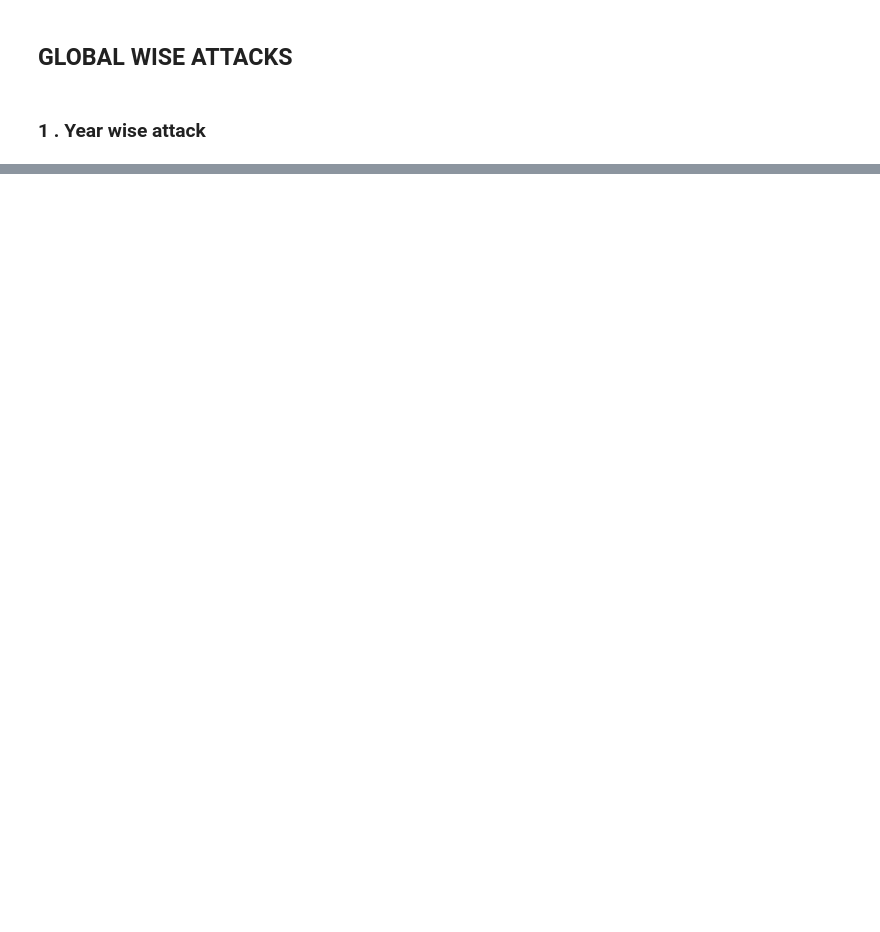
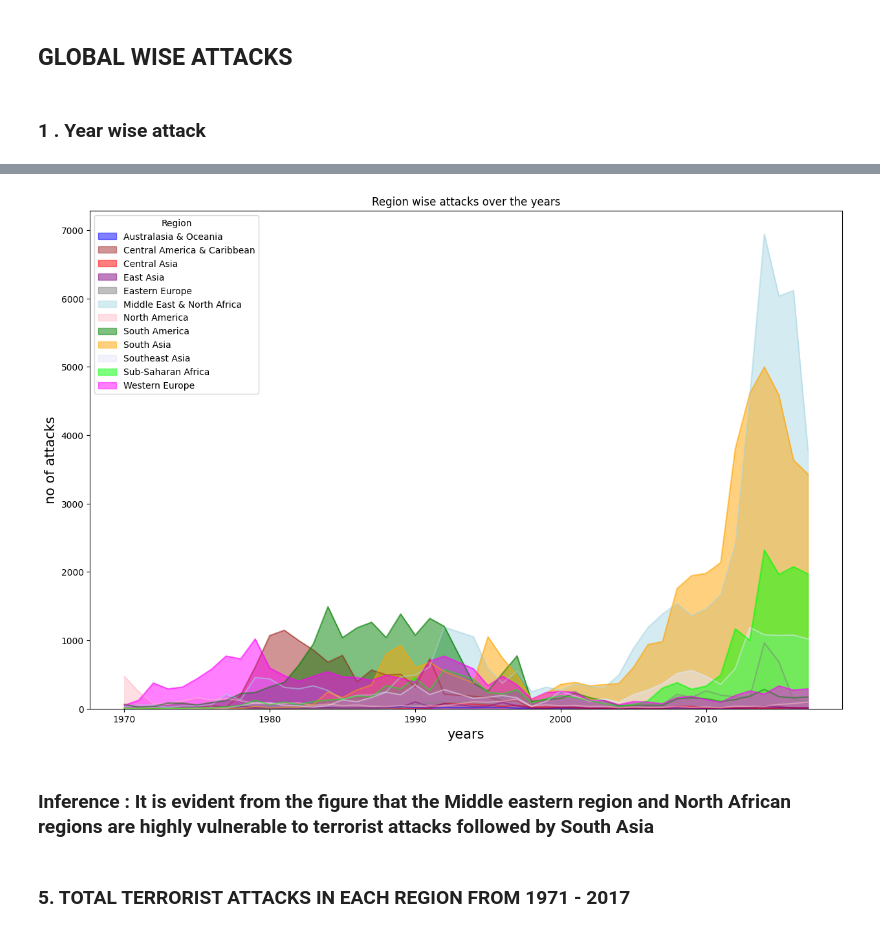
Before and after one commit to uday-kumar-1996/project-on-global-terrorism, a Jupyter notebook: Project_on_global_terrorism.ipynb, the cells around one changed output, grey strips where cells are left out. Drawn from its saved outputs; the diff is of its cells as text; code cells hidden in the pictures; blank space fills up the shorter version.

```diff
--- a/Project_on_global_terrorism.ipynb
+++ b/Project_on_global_terrorism.ipynb
@@ -280,0 +408,2 @@ Attacks
+# %%
+REGION = pd.crosstab(df.Year,df.Region)
@@ -280,0 +420,13 @@ Attacks
+# %%
+color_set = ["blue","brown","red","purple","gray","lightblue","pink","green","orange","lavender","lime","magenta"]
+REGION.plot(kind = "area" ,stacked = False, color = color_set ,alpha = 0.5,  figsize = (15,10) )
+plt.title("Region wise attacks over the years")
+plt.xlabel("years", fontsize = 15)
+plt.ylabel("no of attacks", fontsize = 15)
+plt.show()
+# %% [output]
+[figure, added]
+# %% [markdown]
+### **Inference** : It is evident from the figure that **the Middle eastern region** and **North African regions** are **highly vulnerable to terrorist attacks** followed by **South Asia**
+# %% [markdown]
+### **5. TOTAL TERRORIST ATTACKS IN EACH REGION FROM 1971 - 2017**
```
Also changed, not shown: parts of 54 cells of this notebook.
